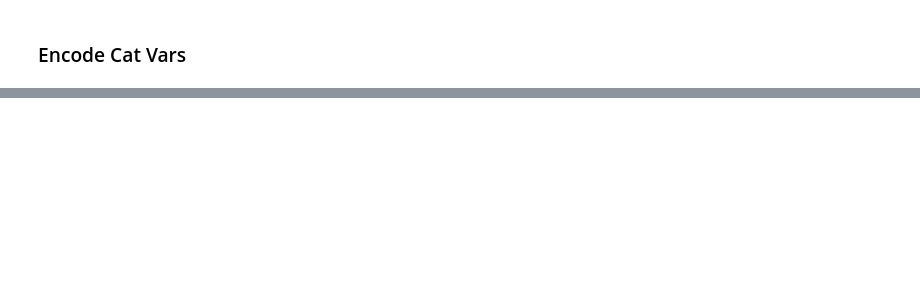
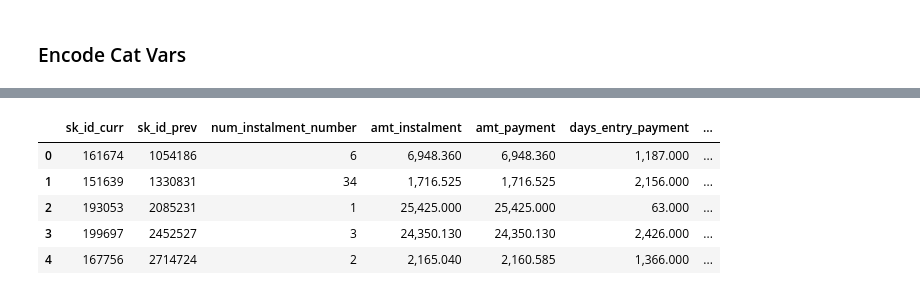
Before and after one commit to rshap91/home_credit_loans, a Jupyter notebook: Previous_Applications.ipynb, the cells around one changed output, grey strips where cells are left out. Saved outputs shown, nothing was run; the diff lists cells and outputs as text; code cells hidden in the pictures; blank space fills up the shorter version.

```diff
--- a/Previous_Applications.ipynb
+++ b/Previous_Applications.ipynb
@@ -410,0 +244,9 @@ prev_apps.to_csv('clean_data/prev_apps.csv', index=False)
+# %%
+payments.head()
+# %% [output]
+|  | sk_id_curr | sk_id_prev | num_instalment_number | amt_instalment | amt_payment | days_entry_payment | ... |
+| 0 | 161674 | 1054186 | 6 | 6,948.360 | 6,948.360 | 1,187.000 | ... |
+| 1 | 151639 | 1330831 | 34 | 1,716.525 | 1,716.525 | 2,156.000 | ... |
+| 2 | 193053 | 2085231 | 1 | 25,425.000 | 25,425.000 | 63.000 | ... |
+| 3 | 199697 | 2452527 | 3 | 24,350.130 | 24,350.130 | 2,426.000 | ... |
+| 4 | 167756 | 2714724 | 2 | 2,165.040 | 2,160.585 | 1,366.000 | ... |
```
Also changed, not shown: parts of 39 cells of this notebook, 5 other files.
